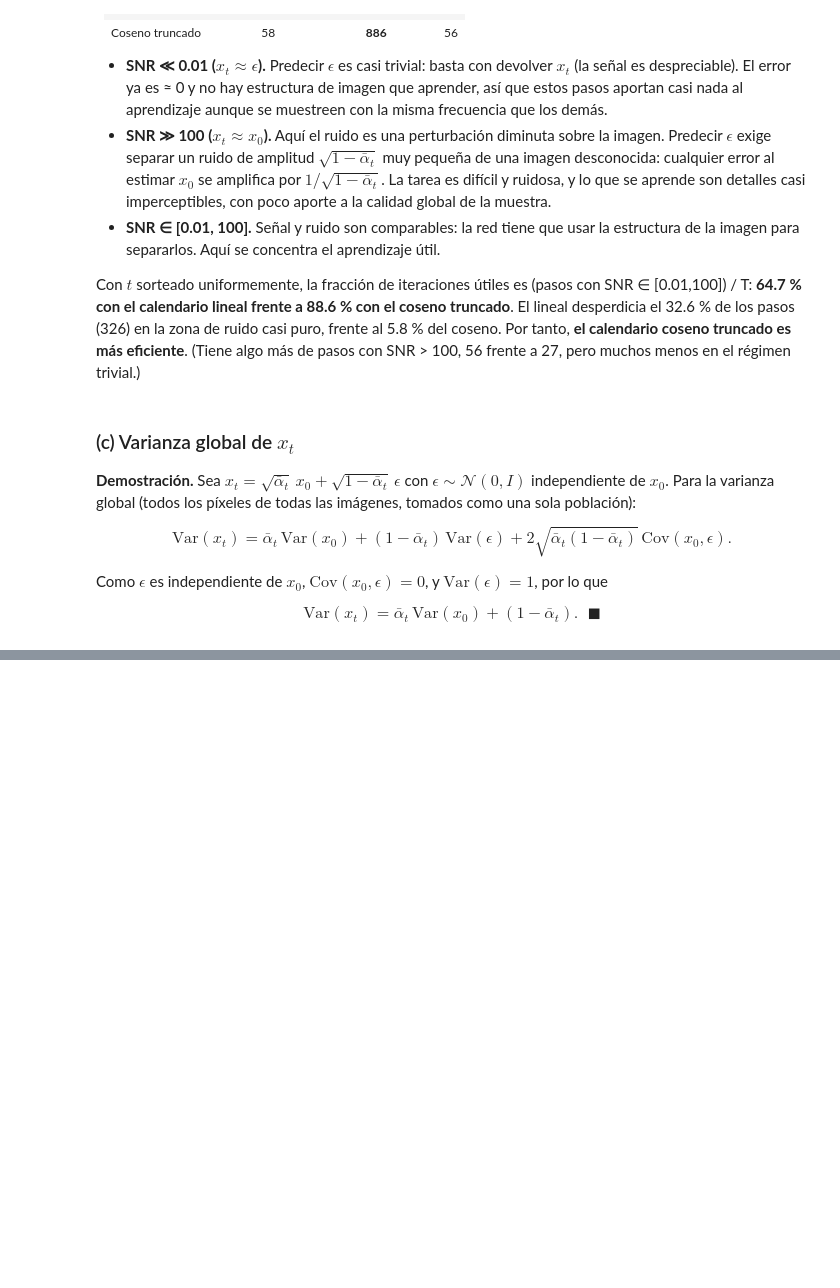
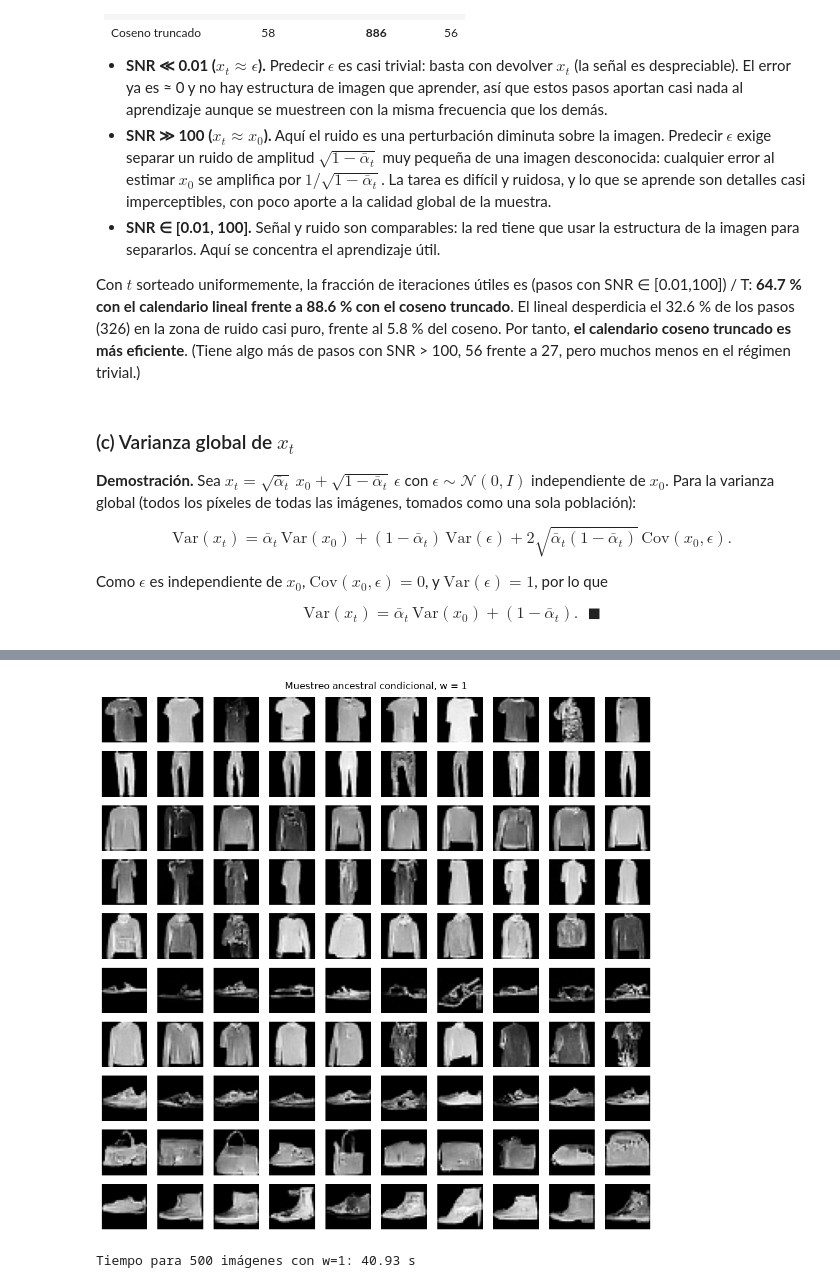
Before and after one commit to 0liRem/LAB9_DEEP, a Jupyter notebook: LAB9.ipynb, the cells around one changed output, grey strips where cells are left out. Saved outputs shown, nothing was run; the diff lists cells and outputs as text; code cells hidden in the pictures; blank space fills up the shorter version.

```diff
--- a/LAB9.ipynb
+++ b/LAB9.ipynb
@@ -672,0 +888,58 @@ Las diferencias son del orden del ruido de muestreo: con ≈ 4.7 × 10⁷ valore
+# %%
+@torch.no_grad()
+def ancestral_sample(model, classes, w=1.0, seed=SEED):
+    model.eval()
+    set_seed(seed)
+    classes = classes.to(device)
+    x = torch.randn(len(classes), 1, 28, 28, device=device)
+
+    if device.type == "cuda":
+        torch.cuda.synchronize()
+    start = time.perf_counter()
+    for step in range(T, 0, -1):
+        t = torch.full((len(x),), step, dtype=torch.long, device=device)
+        if w == 1.0:
+            eps_hat = model(x, t, classes)
+        else:
+            # Una sola pasada con un lote duplicado calcula condición nula y clase.
+            x_both = torch.cat([x, x], dim=0)
+            t_both = torch.cat([t, t], dim=0)
+            c_both = torch.cat([torch.full_like(classes, 10), classes], dim=0)
+            eps_uncond, eps_cond = model(x_both, t_both, c_both).chunk(2)
+            eps_hat = eps_uncond + w * (eps_cond - eps_uncond)
+
+        beta_t = betas_lin[step - 1].to(device=device, dtype=x.dtype)
+        alpha_t = alphas_lin[step - 1].to(device=device, dtype=x.dtype)
+        abar_t = abar_lin[step - 1].to(device=device, dtype=x.dtype)
+        mean = (x - (1 - alpha_t) / torch.sqrt(1 - abar_t) * eps_hat) / torch.sqrt(alpha_t)
+        if step > 1:
+            x = mean + torch.sqrt(beta_t) * torch.randn_like(x)
+        else:
+            x = mean
+
+    result = x.clamp(-1, 1)
+    if device.type == "cuda":
+        torch.cuda.synchronize()
+    elapsed = time.perf_counter() - start
+    return result.cpu(), elapsed
+
+
+# Se generan 50 por clase; las primeras 10 de cada clase cubren la Task 3.3
+# y el conjunto completo se reutiliza en la Task 3.4.
+requested_classes = torch.arange(10).repeat_interleave(50)
+samples_w1, sample_time_w1 = ancestral_sample(
+    diffusion_model, requested_classes, w=1.0, seed=SEED + 10
+)
+
+fig, axes = plt.subplots(10, 10, figsize=(10, 10))
+for c in range(10):
+    for j in range(10):
+        axes[c, j].imshow(samples_w1[c * 50 + j, 0], cmap="gray", vmin=-1, vmax=1)
+        axes[c, j].axis("off")
+    axes[c, 0].set_ylabel(CLASSES[c], rotation=0, ha="right", va="center")
+plt.suptitle("Muestreo ancestral condicional, w = 1")
+plt.tight_layout(); plt.show()
+print(f"Tiempo para 500 imágenes con w=1: {sample_time_w1:.2f} s")
+# %% [output]
+[figure, added]
+Tiempo para 500 imágenes con w=1: 40.93 s
```
Also changed, not shown: parts of 46 cells of this notebook, 1 other file.
